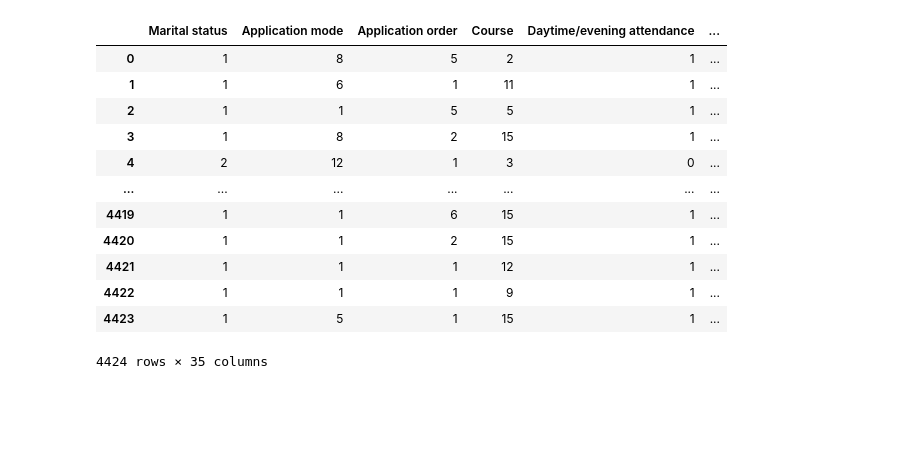
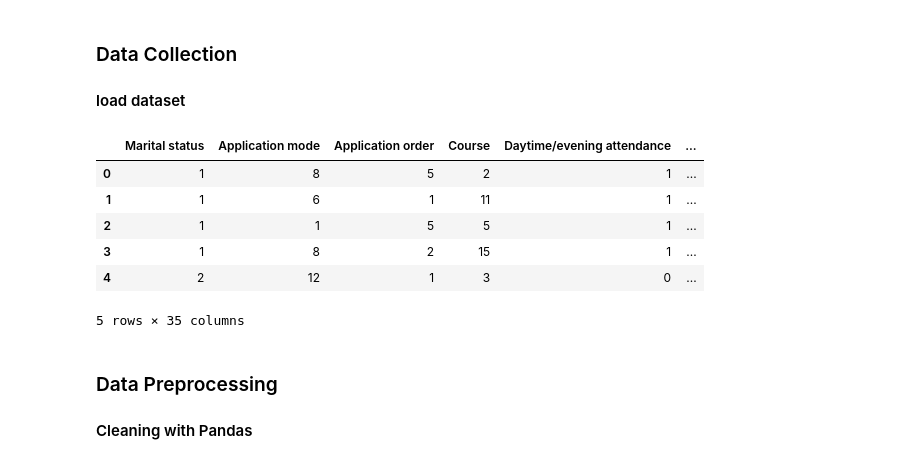
Before and after one commit to leon-d-nguyen/stat4185-final-project, a Jupyter notebook: stat4185-final-project.ipynb, the cells around one changed output. Saved outputs shown, nothing was run; the diff lists cells and outputs as text; code cells hidden in the pictures; blank space fills up the shorter version.

```diff
--- a/stat4185-final-project.ipynb
+++ b/stat4185-final-project.ipynb
@@ -12,3 +16,6 @@
+# %% [markdown]
+### Data Collection
+#### load dataset
 # %%
 import pandas as pd
 import numpy as np
@@ -20,16 +33,14 @@ from sklearn.tree import DecisionTreeClassifier
 # %%
-pd.read_csv("dataset.csv")
+df = pd.read_csv("dataset.csv")
+df.head()
 # %% [output]
 |  | Marital status | Application mode | Application order | Course | Daytime/evening attendance | ... |
 | 0 | 1 | 8 | 5 | 2 | 1 | ... |
 | 1 | 1 | 6 | 1 | 11 | 1 | ... |
 | 2 | 1 | 1 | 5 | 5 | 1 | ... |
 | 3 | 1 | 8 | 2 | 15 | 1 | ... |
 | 4 | 2 | 12 | 1 | 3 | 0 | ... |
-| ... | ... | ... | ... | ... | ... | ... |
-| 4419 | 1 | 1 | 6 | 15 | 1 | ... |
-| 4420 | 1 | 1 | 2 | 15 | 1 | ... |
-| 4421 | 1 | 1 | 1 | 12 | 1 | ... |
-| 4422 | 1 | 1 | 1 | 9 | 1 | ... |
-| 4423 | 1 | 5 | 1 | 15 | 1 | ... |
-4424 rows × 35 columns
+5 rows × 35 columns
+# %% [markdown]
+### Data Preprocessing
+#### Cleaning with Pandas
```
Also changed, not shown: parts of 30 cells of this notebook.
